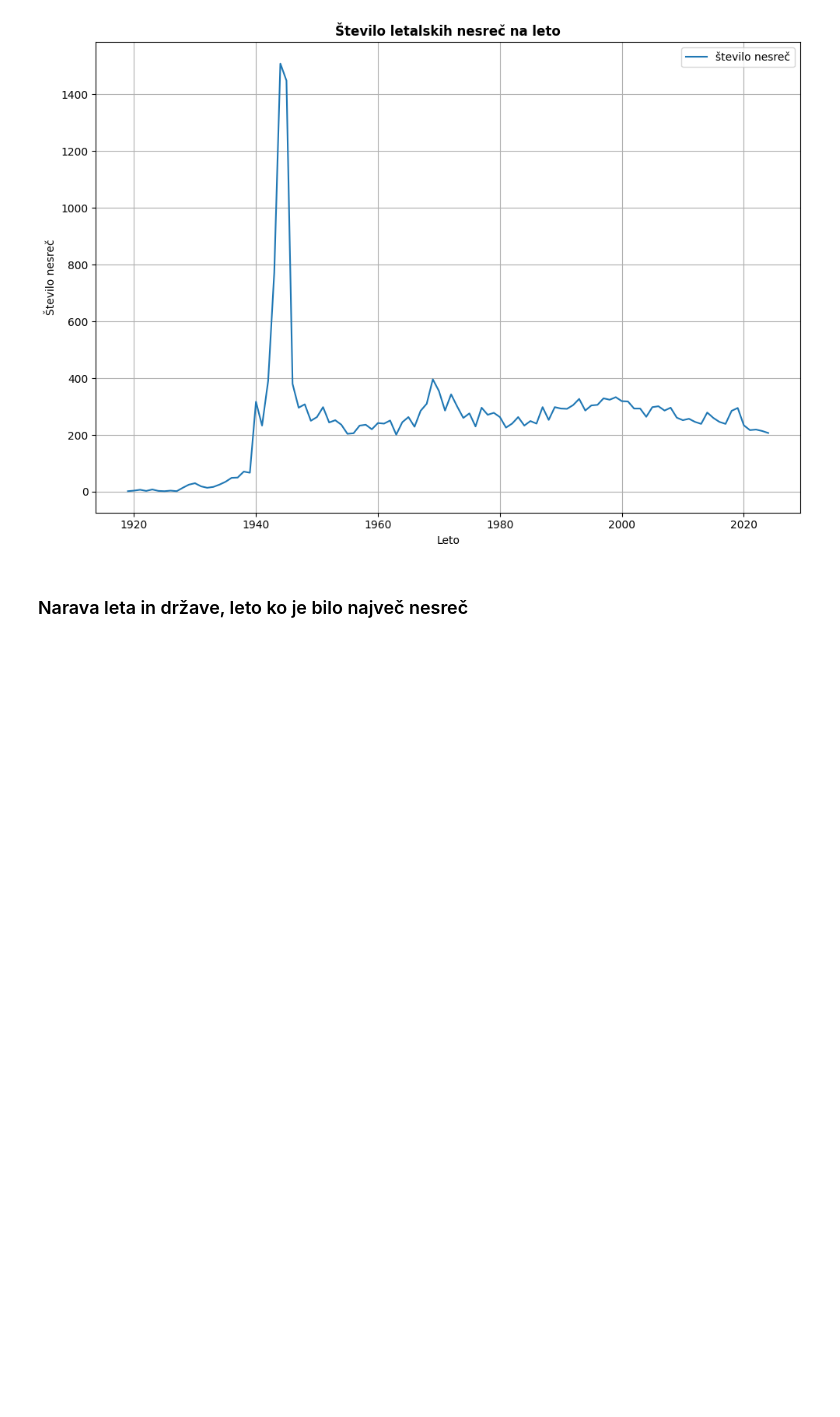
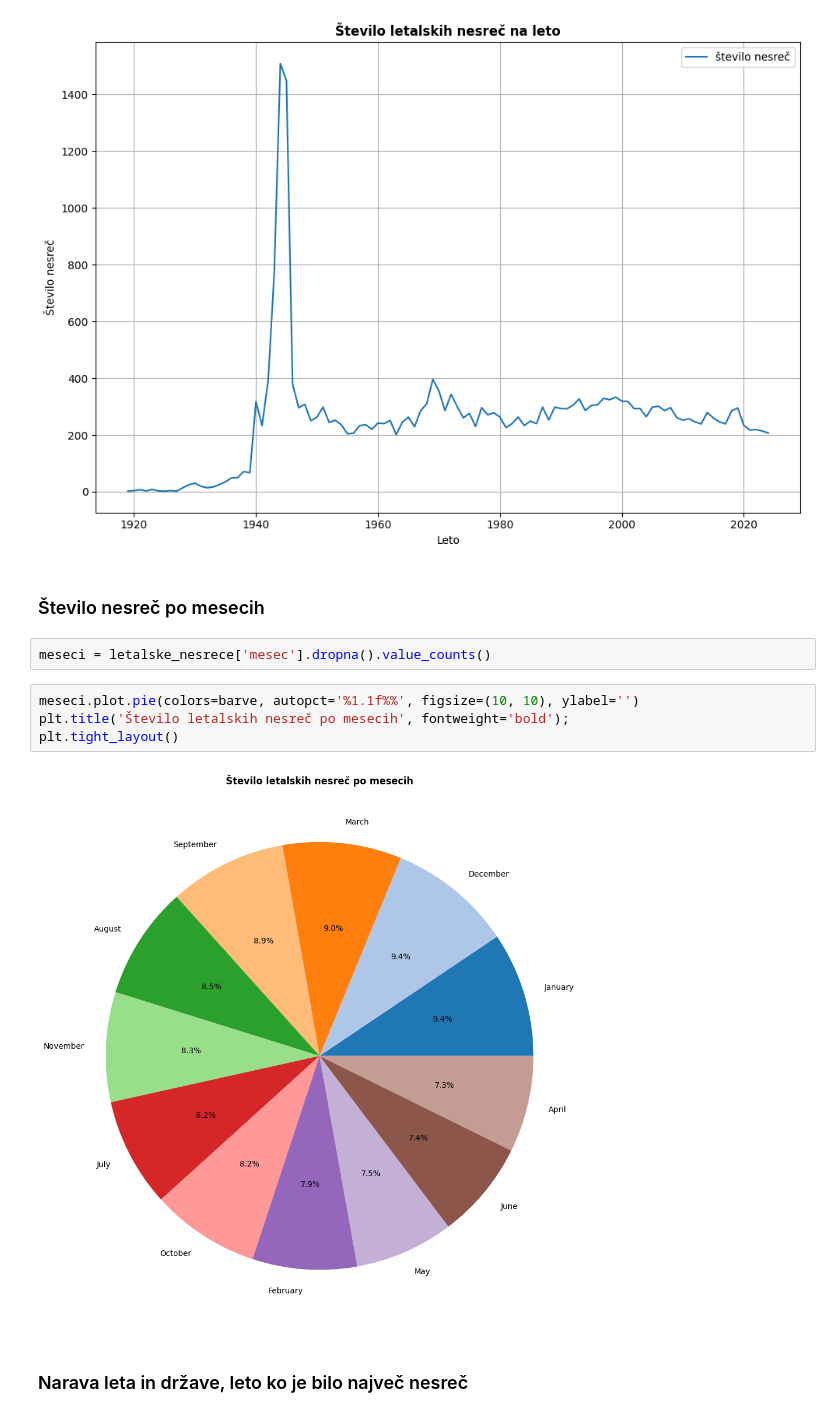
Before and after one commit to kajazefran/Projektna_naloga, a Jupyter notebook: analiza.ipynb, the cells around one changed output. Cells and saved outputs as stored; diff of their text form; blank space fills up the shorter version.

```diff
--- a/analiza.ipynb
+++ b/analiza.ipynb
@@ -60,6 +52,16 @@ plt.tight_layout()
 plt.grid(True)
 # %% [output]
 [figure]
+# %% [markdown]
+### Število nesreč po mesecih
+# %%
+meseci = letalske_nesrece['mesec'].dropna().value_counts()
+# %%
+meseci.plot.pie(colors=barve, autopct='%1.1f%%', figsize=(10, 10), ylabel='')
+plt.title('Število letalskih nesreč po mesecih', fontweight='bold');
+plt.tight_layout()
+# %% [output]
+[figure, added]
 # %% [markdown]
 ### Narava leta in države, leto ko je bilo največ nesreč
 # %%
```
Also changed, not shown: parts of 10 cells of this notebook.
